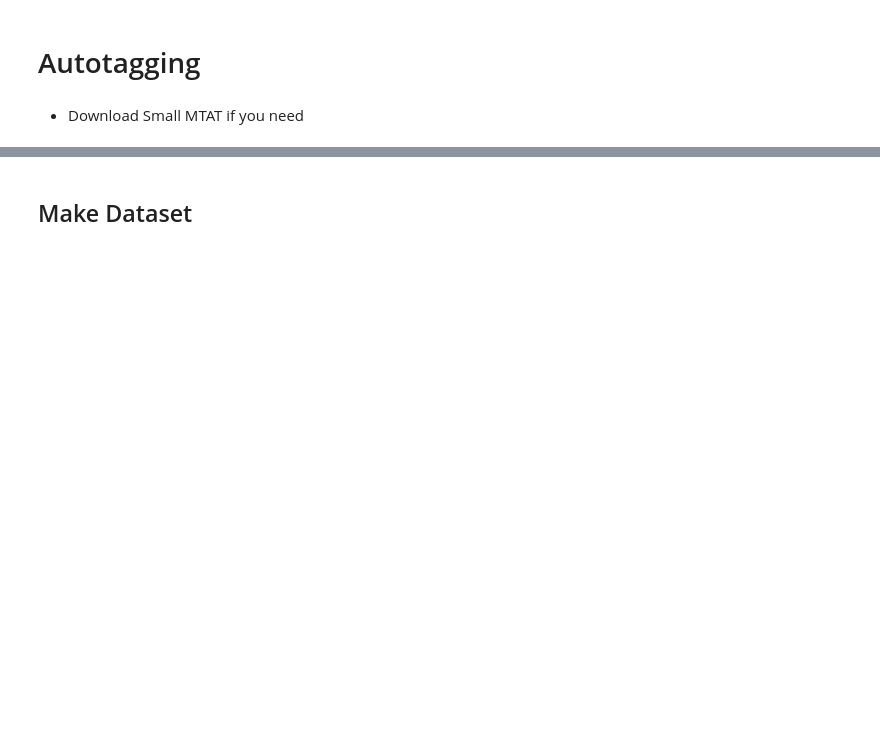
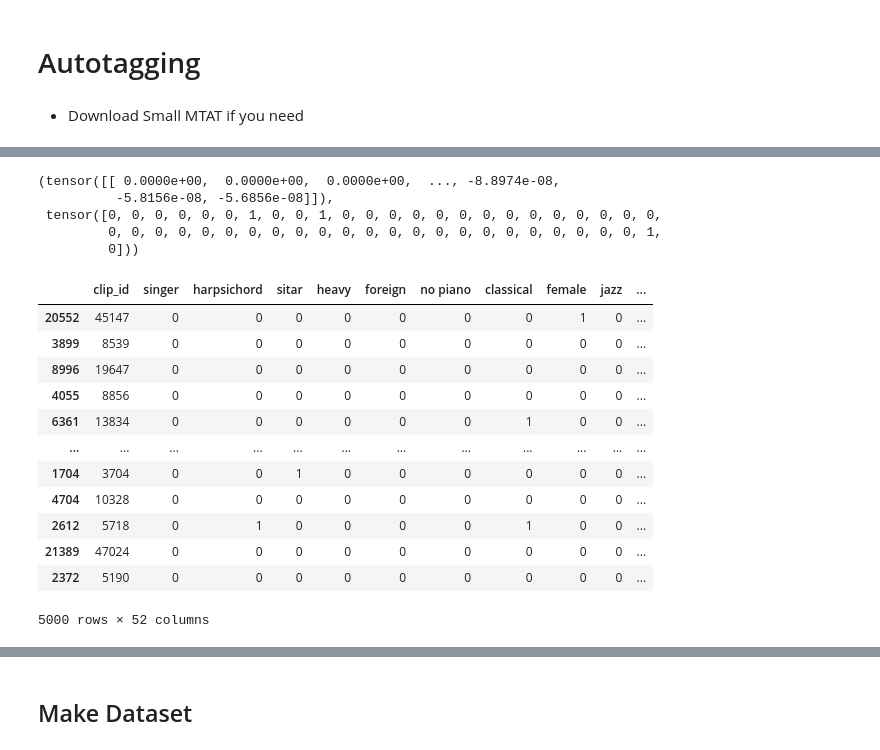
Before and after one commit to jdasam/ant5015-2023, a Jupyter notebook: notebooks/4th_week-auto_tagging.ipynb, the cells around one changed output, grey strips where cells are left out. Cells and saved outputs as stored; diff of their text form; code cells hidden in the pictures; blank space fills up the shorter version.

```diff
--- a/notebooks/4th_week-auto_tagging.ipynb
+++ b/notebooks/4th_week-auto_tagging.ipynb
@@ -41,5 +61,37 @@ class MTATDataset:
   def __len__(self):
     return len(self.labels)
 
+  def __getitem__(self, idx):
+    info = self.labels.iloc[idx]
+    mp3_path = self.dir / info['mp3_path']
+
+    audio, sr = torchaudio.load(mp3_path)
+    assert sr == self.sr
+    label = self.label_tensor[idx]
+    return audio, label
+
 data_dir = Path('MTAT_SMALL')
 dataset= MTATDataset(data_dir)
+dataset[0]
+# %% [output]
+(tensor([[ 0.0000e+00,  0.0000e+00,  0.0000e+00,  ..., -8.8974e-08,
+          -5.8156e-08, -5.6856e-08]]),
+ tensor([0, 0, 0, 0, 0, 0, 1, 0, 0, 1, 0, 0, 0, 0, 0, 0, 0, 0, 0, 0, 0, 0, 0, 0,
+         0, 0, 0, 0, 0, 0, 0, 0, 0, 0, 0, 0, 0, 0, 0, 0, 0, 0, 0, 0, 0, 0, 0, 1,
+         0]))
+# %%
+dataset.labels
+# %% [output]
+|  | clip_id | singer | harpsichord | sitar | heavy | foreign | no piano | classical | female | jazz | ... |
+| 20552 | 45147 | 0 | 0 | 0 | 0 | 0 | 0 | 0 | 1 | 0 | ... |
+| 3899 | 8539 | 0 | 0 | 0 | 0 | 0 | 0 | 0 | 0 | 0 | ... |
+| 8996 | 19647 | 0 | 0 | 0 | 0 | 0 | 0 | 0 | 0 | 0 | ... |
+| 4055 | 8856 | 0 | 0 | 0 | 0 | 0 | 0 | 0 | 0 | 0 | ... |
+| 6361 | 13834 | 0 | 0 | 0 | 0 | 0 | 0 | 1 | 0 | 0 | ... |
+| ... | ... | ... | ... | ... | ... | ... | ... | ... | ... | ... | ... |
+| 1704 | 3704 | 0 | 0 | 1 | 0 | 0 | 0 | 0 | 0 | 0 | ... |
+| 4704 | 10328 | 0 | 0 | 0 | 0 | 0 | 0 | 0 | 0 | 0 | ... |
+| 2612 | 5718 | 0 | 1 | 0 | 0 | 0 | 0 | 1 | 0 | 0 | ... |
+| 21389 | 47024 | 0 | 0 | 0 | 0 | 0 | 0 | 0 | 0 | 0 | ... |
+| 2372 | 5190 | 0 | 0 | 0 | 0 | 0 | 0 | 0 | 0 | 0 | ... |
+5000 rows × 52 columns
```
Also changed, not shown: parts of 14 cells of this notebook.
